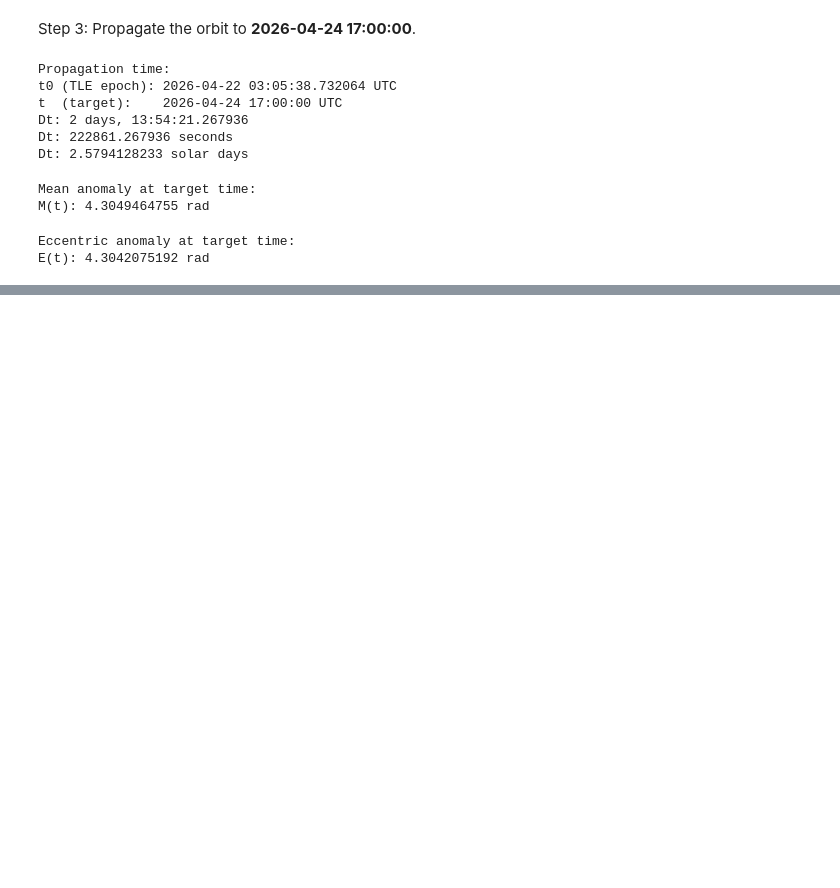
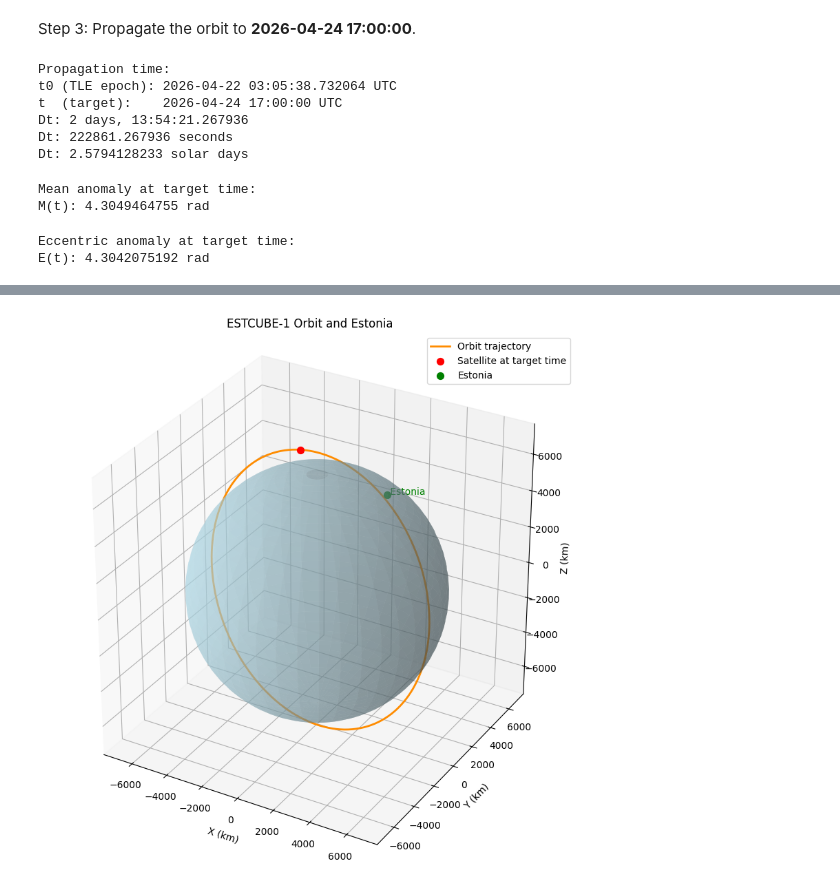
Before and after one commit to ravarmaa/orbit_propagator, a Jupyter notebook: orbit_propagator.ipynb, the cells around one changed output, grey strips where cells are left out. Drawn from its saved outputs; the diff is of its cells as text; code cells hidden in the pictures; blank space fills up the shorter version.

Commit message:
the rest of the stuff + orbit visualization

```diff
--- a/orbit_propagator.ipynb
+++ b/orbit_propagator.ipynb
@@ -153,0 +174,10 @@ E(t): 4.3042075192 rad
+# %%
+# Semi-major axis from mean motion using Kepler's third law
+# a = [mu / (2*pi*n)^2]^(1/3), with n in orbits/day and mu in km^3/day^2
+mu_earth_km3_day2 = 2.97554e15
+mean_motion_rev_day = tle_parameters["mean_motion_rev_per_day"]
+
+semi_major_axis_km = (mu_earth_km3_day2 / (2 * pi * mean_motion_rev_day) ** 2) ** (1 / 3)
+
+print("Semi-major axis:")
+print(f"a: {semi_major_axis_km:.6f} km")
@@ -153,0 +206,84 @@ E(t): 4.3042075192 rad
+# %%
+
+import matplotlib.pyplot as plt
+import numpy as np
+
+
+earth_radius_km = 6378.137
+
+inclination = tle_parameters["inclination_rad"]
+raan = tle_parameters["raan_rad"]
+argument_of_periapsis = tle_parameters["argument_of_periapsis_rad"]
+
+true_anomaly_samples = np.linspace(0, 2 * np.pi, 500)
+radius_samples = semi_major_axis_km * (1 - eccentricity**2) / (1 + eccentricity * np.cos(true_anomaly_samples))
+
+x_perifocal = radius_samples * np.cos(true_anomaly_samples)
+y_perifocal = radius_samples * np.sin(true_anomaly_samples)
+z_perifocal = np.zeros_like(x_perifocal)
+
+# Rotate from perifocal coordinates into ECIF
+cos_raan = np.cos(raan)
+sin_raan = np.sin(raan)
+cos_i = np.cos(inclination)
+sin_i = np.sin(inclination)
+cos_w = np.cos(argument_of_periapsis)
+sin_w = np.sin(argument_of_periapsis)
+
+rotation_matrix = np.array([
+    [cos_raan * cos_w - sin_raan * sin_w * cos_i, -cos_raan * sin_w - sin_raan * cos_w * cos_i, sin_raan * sin_i],
+    [sin_raan * cos_w + cos_raan * sin_w * cos_i, -sin_raan * sin_w + cos_raan * cos_w * cos_i, -cos_raan * sin_i],
+    [sin_w * sin_i, cos_w * sin_i, cos_i],
+])
+
+orbit_xyz = rotation_matrix @ np.vstack((x_perifocal, y_perifocal, z_perifocal))
+radius_now_km = semi_major_axis_km * (1 - eccentricity**2) / (1 + eccentricity * np.cos(true_anomaly_t_rad))
+position_perifocal_now = np.array([
+    radius_now_km * np.cos(true_anomaly_t_rad),
+    radius_now_km * np.sin(true_anomaly_t_rad),
+    0.0,
+])
+satellite_xyz = rotation_matrix @ position_perifocal_now
+
+# Estonia marker on a simple Earth-fixed globe
+estonia_lat_deg = 58.5953
+estonia_lon_deg = 25.0136
+estonia_lat = np.radians(estonia_lat_deg)
+estonia_lon = np.radians(estonia_lon_deg)
+
+estonia_xyz = earth_radius_km * np.array([
+    np.cos(estonia_lat) * np.cos(estonia_lon),
+    np.cos(estonia_lat) * np.sin(estonia_lon),
+    np.sin(estonia_lat),
+])
+
+# Earth sphere
+u = np.linspace(0, 2 * np.pi, 80)
+v = np.linspace(0, np.pi, 40)
+x_earth = earth_radius_km * np.outer(np.cos(u), np.sin(v))
+y_earth = earth_radius_km * np.outer(np.sin(u), np.sin(v))
+z_earth = earth_radius_km * np.outer(np.ones_like(u), np.cos(v))
+
+fig = plt.figure(figsize=(10, 10))
+ax = fig.add_subplot(111, projection='3d')
+
+ax.plot_surface(x_earth, y_earth, z_earth, color='lightblue', alpha=0.45, linewidth=0)
+ax.plot(orbit_xyz[0], orbit_xyz[1], orbit_xyz[2], color='darkorange', linewidth=2, label='Orbit trajectory')
+ax.scatter(*satellite_xyz, color='red', s=50, label='Satellite at target time')
+ax.scatter(*estonia_xyz, color='green', s=50, label='Estonia')
+ax.text(*estonia_xyz, ' Estonia', color='green')
+
+axis_limit = max(float(np.max(np.abs(orbit_xyz))), earth_radius_km) * 1.1
+ax.set_xlim(-axis_limit, axis_limit)
+ax.set_ylim(-axis_limit, axis_limit)
+ax.set_zlim(-axis_limit, axis_limit)
+ax.set_box_aspect([1, 1, 1])
+
+ax.set_xlabel('X (km)')
+ax.set_ylabel('Y (km)')
+ax.set_zlabel('Z (km)')
+ax.set_title('ESTCUBE-1 Orbit and Estonia')
+ax.legend()
+plt.show()
+# %% [output]
+[figure, added]
```
Also changed, not shown: parts of 4 cells of this notebook.
